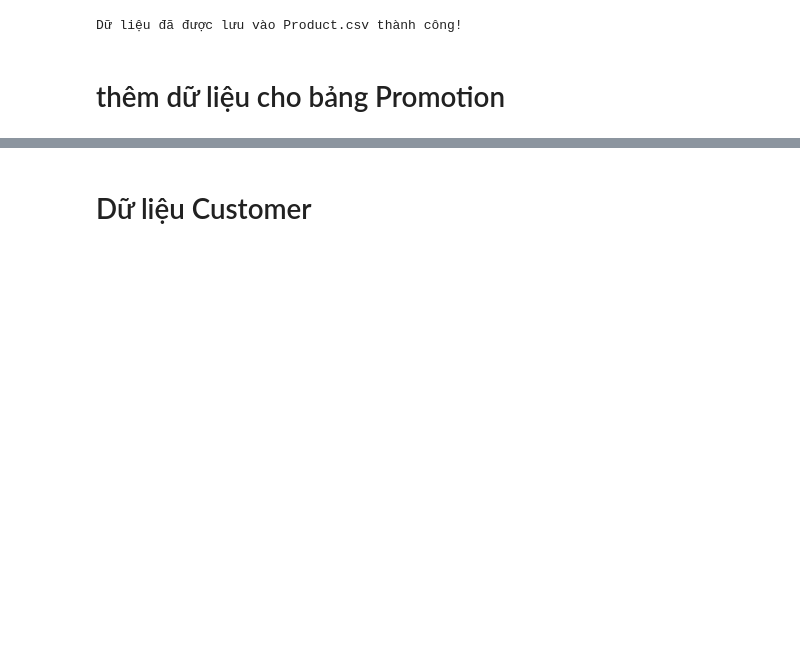
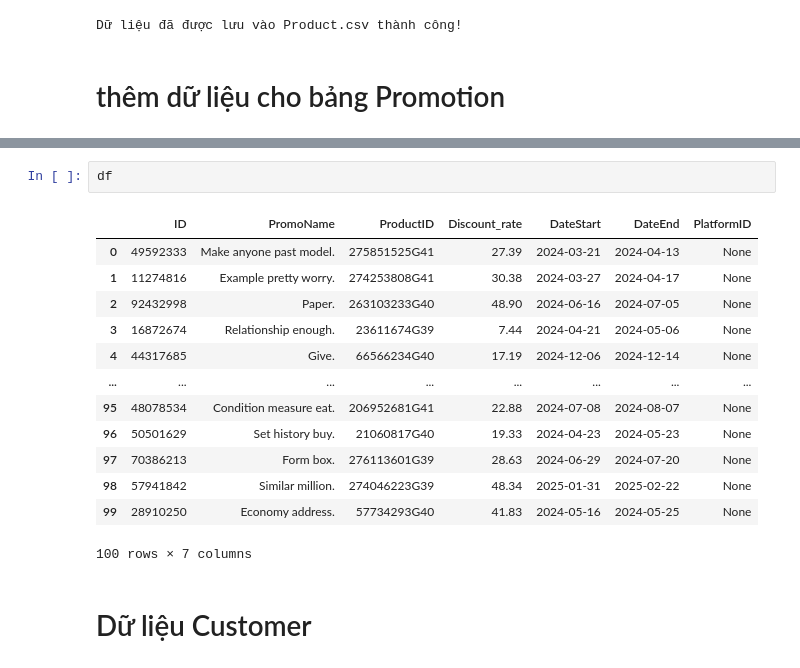
Before and after one commit to builetrongduc/TMA_Internship_DE_Project, a Jupyter notebook: crawl_tiki_API/CRAWL_TIKI.ipynb, the cells around one changed output, grey strips where cells are left out. Saved outputs shown, nothing was run; the diff lists cells and outputs as text; blank space fills up the shorter version.

```diff
--- a/crawl_tiki_API/CRAWL_TIKI.ipynb
+++ b/crawl_tiki_API/CRAWL_TIKI.ipynb
@@ -481,3 +479,19 @@ print("✅ Dữ liệu giả đã được thêm vào bảng Promotion thành c
+# %%
+df
+# %% [output]
+|  | ID | PromoName | ProductID | Discount_rate | DateStart | DateEnd | PlatformID |
+| 0 | 49592333 | Make anyone past model. | 275851525G41 | 27.39 | 2024-03-21 | 2024-04-13 | None |
+| 1 | 11274816 | Example pretty worry. | 274253808G41 | 30.38 | 2024-03-27 | 2024-04-17 | None |
+| 2 | 92432998 | Paper. | 263103233G40 | 48.90 | 2024-06-16 | 2024-07-05 | None |
+| 3 | 16872674 | Relationship enough. | 23611674G39 | 7.44 | 2024-04-21 | 2024-05-06 | None |
+| 4 | 44317685 | Give. | 66566234G40 | 17.19 | 2024-12-06 | 2024-12-14 | None |
+| ... | ... | ... | ... | ... | ... | ... | ... |
+| 95 | 48078534 | Condition measure eat. | 206952681G41 | 22.88 | 2024-07-08 | 2024-08-07 | None |
+| 96 | 50501629 | Set history buy. | 21060817G40 | 19.33 | 2024-04-23 | 2024-05-23 | None |
+| 97 | 70386213 | Form box. | 276113601G39 | 28.63 | 2024-06-29 | 2024-07-20 | None |
+| 98 | 57941842 | Similar million. | 274046223G39 | 48.34 | 2025-01-31 | 2025-02-22 | None |
+| 99 | 28910250 | Economy address. | 57734293G40 | 41.83 | 2024-05-16 | 2024-05-25 | None |
+100 rows × 7 columns
 # %% [markdown]
 # Dữ liệu Customer
 # %%
```
Also changed, not shown: parts of 1 cell of this notebook, 2 other files.
